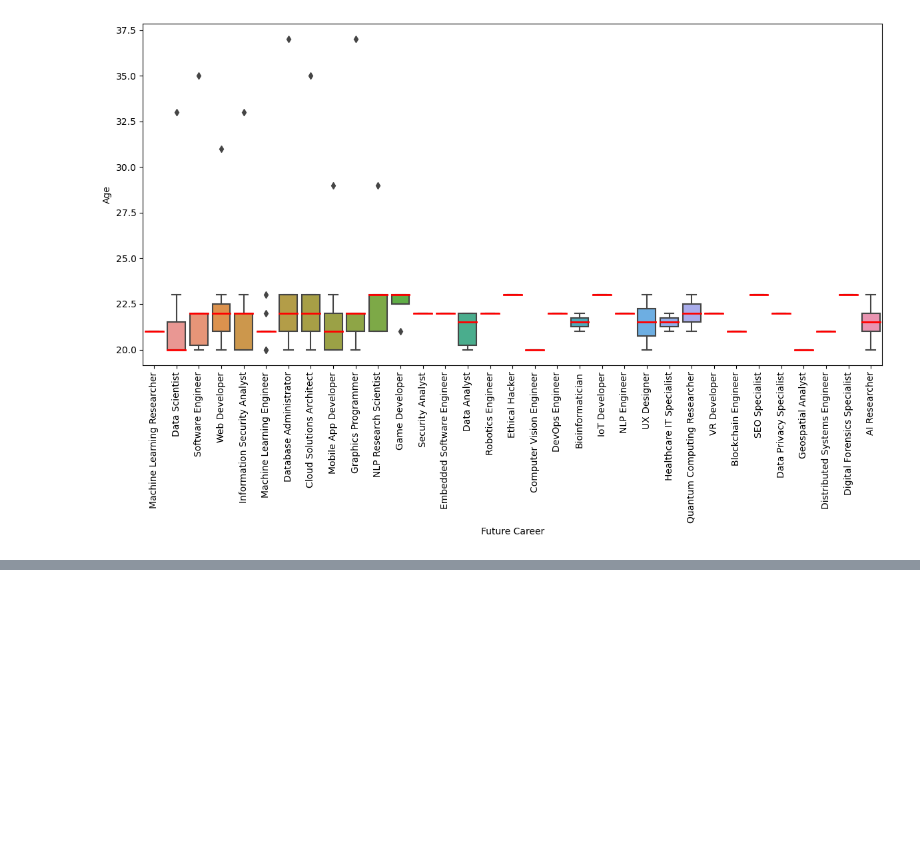
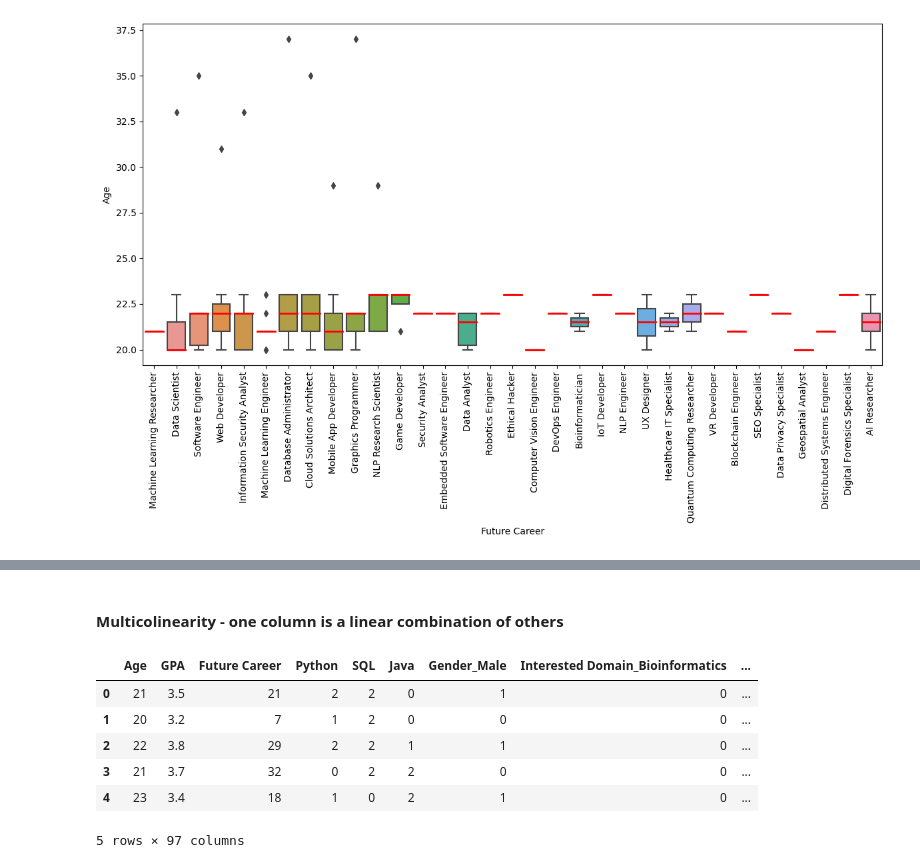
Before and after one commit to pegasus991/career-counsellor-ml, a Jupyter notebook: notebooks/EDA.ipynb, the cells around one changed output, grey strips where cells are left out. Drawn from its saved outputs; the diff is of its cells as text; code cells hidden in the pictures; blank space fills up the shorter version.

```diff
--- a/notebooks/EDA.ipynb
+++ b/notebooks/EDA.ipynb
@@ -427,0 +428,16 @@ As visible, "Major" column has been dropped. Now why did this happen, because I
+# %% [markdown]
+#### Multicolinearity - one column is a linear combination of others
+# %%
+#Label Encoder for the target column
+le = LabelEncoder()
+df['Future Career'] = le.fit_transform(df['Future Career'])
+
+df.head()
+# %% [output]
+|  | Age | GPA | Future Career | Python | SQL | Java | Gender_Male | Interested Domain_Bioinformatics | ... |
+| 0 | 21 | 3.5 | 21 | 2 | 2 | 0 | 1 | 0 | ... |
+| 1 | 20 | 3.2 | 7 | 1 | 2 | 0 | 0 | 0 | ... |
+| 2 | 22 | 3.8 | 29 | 2 | 2 | 1 | 1 | 0 | ... |
+| 3 | 21 | 3.7 | 32 | 0 | 2 | 2 | 0 | 0 | ... |
+| 4 | 23 | 3.4 | 18 | 1 | 0 | 2 | 1 | 0 | ... |
+5 rows × 97 columns
```
Also changed, not shown: parts of 32 cells of this notebook.
